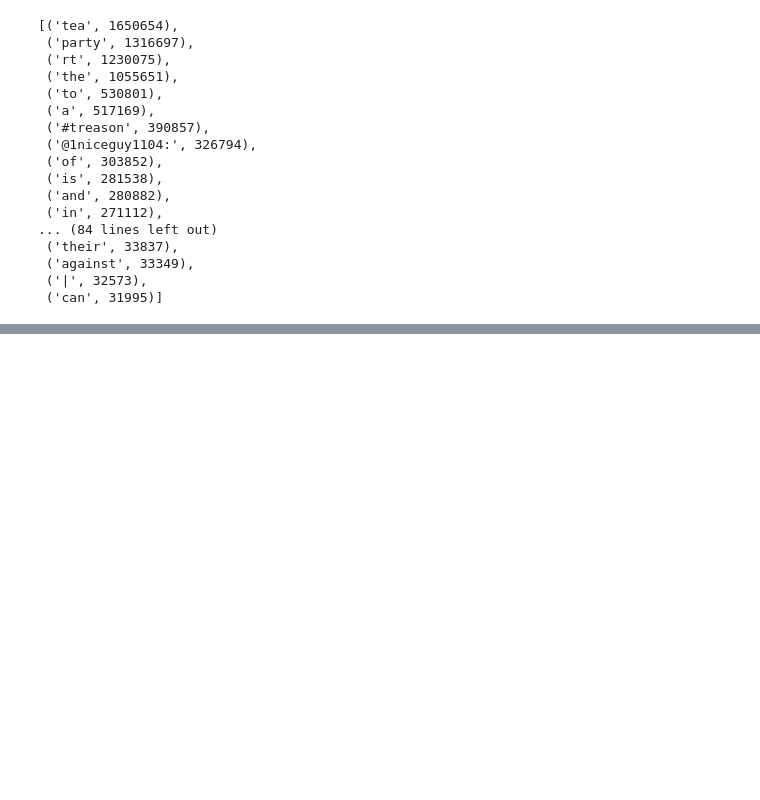
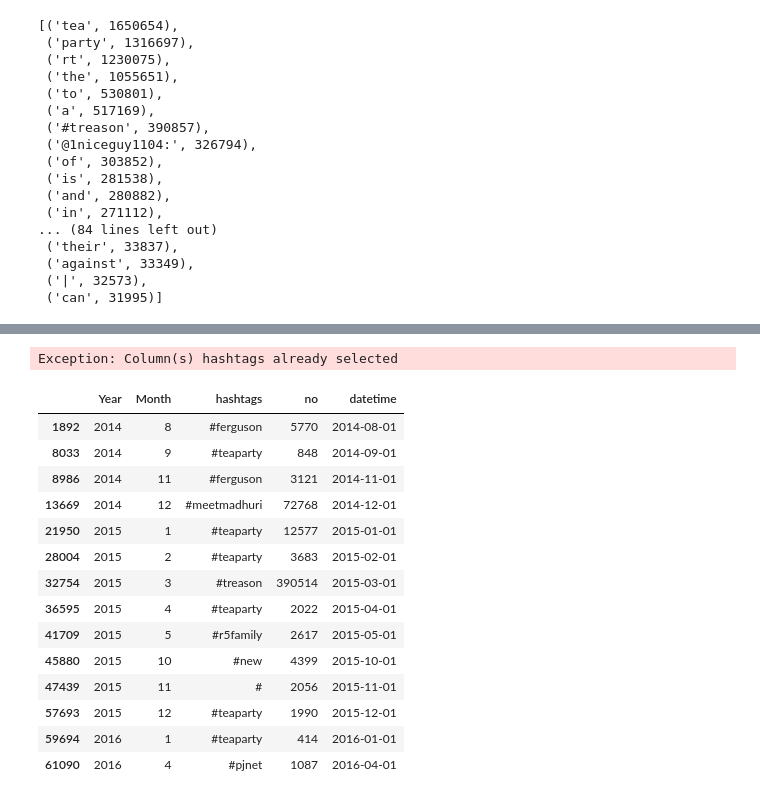
Before and after one commit to jcbain/tea_party_analyses, a Jupyter notebook: data_description.ipynb, the cells around one changed output, grey strips where cells are left out. Cells and saved outputs as stored; diff of their text form; code cells hidden in the pictures; blank space fills up the shorter version.

```diff
--- a/data_description.ipynb
+++ b/data_description.ipynb
@@ -144,0 +168,5 @@ See the caveats in the documentation: http://pandas.pydata.org/pandas-docs/stabl
+# %%
+df['hashtags'] = df.text.str.extract('(#\w*)')
+# %%
+new = df.groupby(['Year','Month','hashtags'])['hashtags'].agg({'no':'count'})
+new.reset_index(level=[0,1,2], inplace=True)
@@ -144,0 +194,25 @@ See the caveats in the documentation: http://pandas.pydata.org/pandas-docs/stabl
+# %%
+new['datetime'] = pd.to_datetime((new.Year*10000+new.Month*100+1).apply(str),format='%Y%m%d')
+# %%
+new.groupby(['datetime'], sort=True)['no'].max()
+# %% [output]
+Exception: Column(s) hashtags already selected
+# %%
+idx = new.groupby(['datetime'])['no'].transform(max) == new['no']
+new[idx]
+# %% [output]
+|  | Year | Month | hashtags | no | datetime |
+| 1892 | 2014 | 8 | #ferguson | 5770 | 2014-08-01 |
+| 8033 | 2014 | 9 | #teaparty | 848 | 2014-09-01 |
+| 8986 | 2014 | 11 | #ferguson | 3121 | 2014-11-01 |
+| 13669 | 2014 | 12 | #meetmadhuri | 72768 | 2014-12-01 |
+| 21950 | 2015 | 1 | #teaparty | 12577 | 2015-01-01 |
+| 28004 | 2015 | 2 | #teaparty | 3683 | 2015-02-01 |
+| 32754 | 2015 | 3 | #treason | 390514 | 2015-03-01 |
+| 36595 | 2015 | 4 | #teaparty | 2022 | 2015-04-01 |
+| 41709 | 2015 | 5 | #r5family | 2617 | 2015-05-01 |
+| 45880 | 2015 | 10 | #new | 4399 | 2015-10-01 |
+| 47439 | 2015 | 11 | # | 2056 | 2015-11-01 |
+| 57693 | 2015 | 12 | #teaparty | 1990 | 2015-12-01 |
+| 59694 | 2016 | 1 | #teaparty | 414 | 2016-01-01 |
+| 61090 | 2016 | 4 | #pjnet | 1087 | 2016-04-01 |
```
Also changed, not shown: parts of 9 cells of this notebook.
